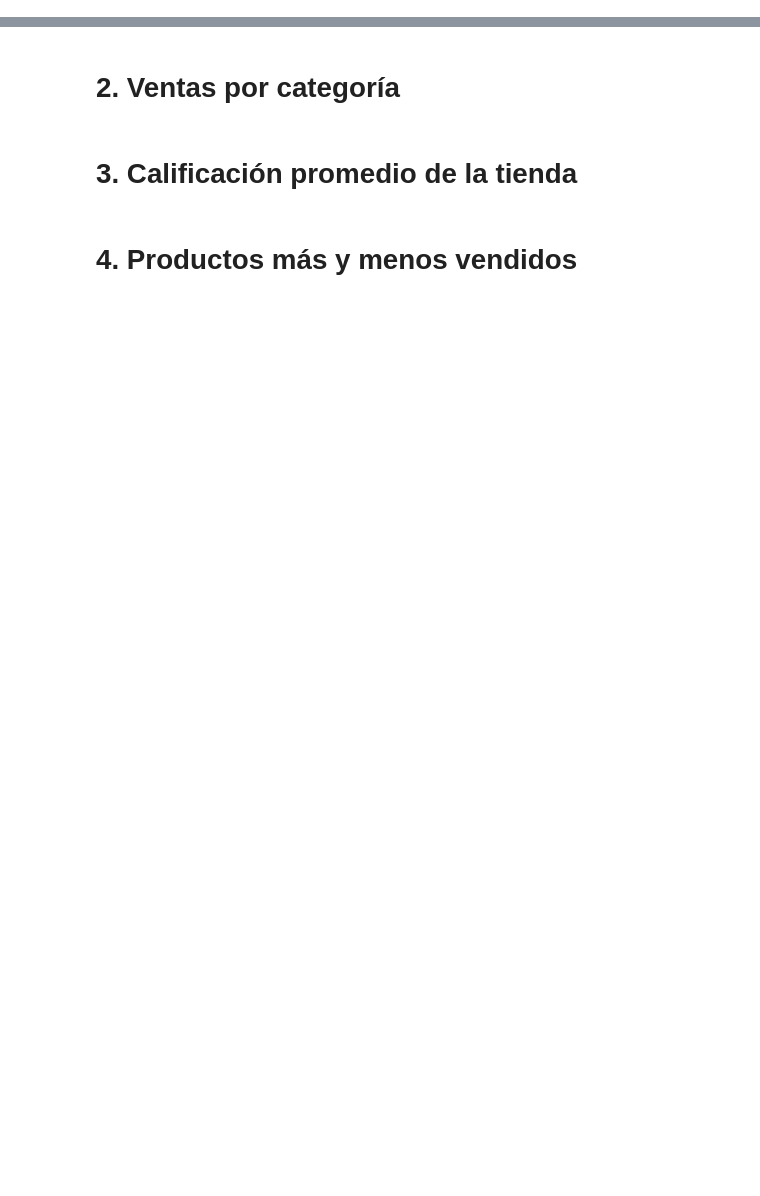
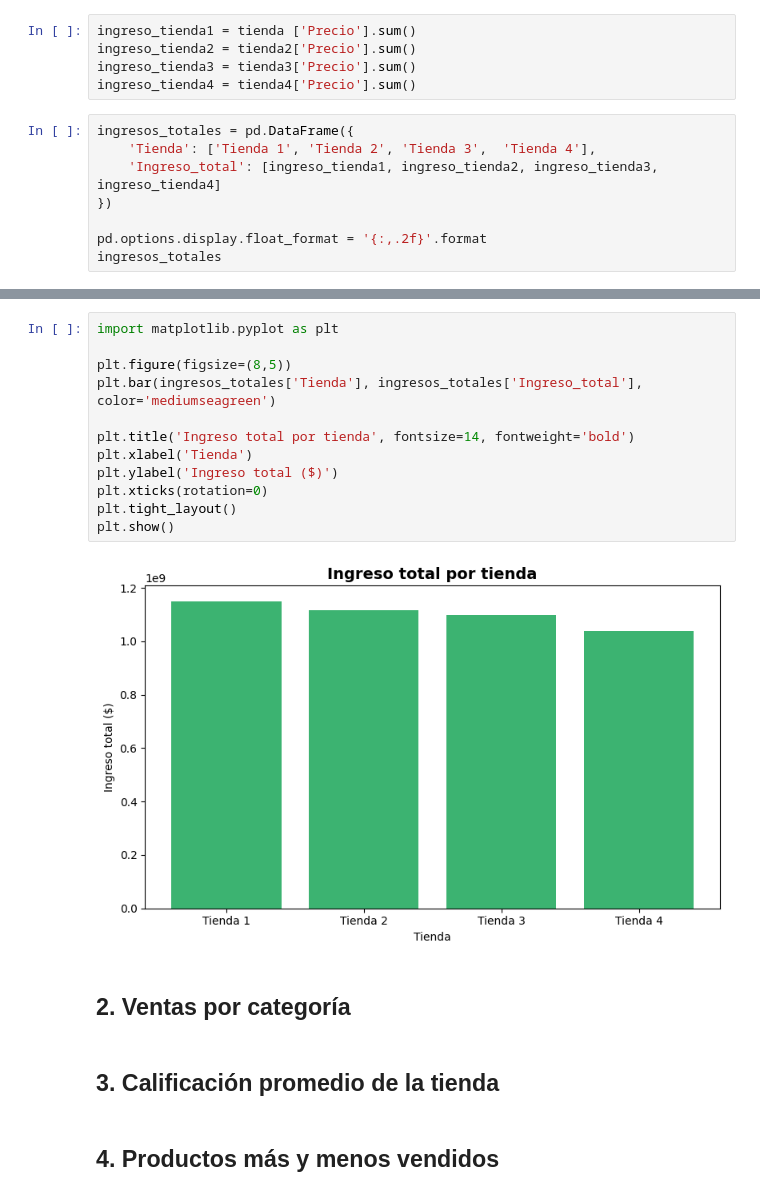
Before and after one commit to Crnari/Alura-Store, a Jupyter notebook: notebooks/AluraStoreLatam.ipynb, the cells around one changed output, grey strips where cells are left out. Saved outputs shown, nothing was run; the diff lists cells and outputs as text; blank space fills up the shorter version.

Commit message:
Primera parte del análisis: cálculo y visualización de ingresos totales por tienda

```diff
--- a/notebooks/AluraStoreLatam.ipynb
+++ b/notebooks/AluraStoreLatam.ipynb
@@ -27,0 +68,13 @@ tienda.head()
+# %%
+ingreso_tienda1 = tienda ['Precio'].sum()
+ingreso_tienda2 = tienda2['Precio'].sum()
+ingreso_tienda3 = tienda3['Precio'].sum()
+ingreso_tienda4 = tienda4['Precio'].sum()
+# %%
+ingresos_totales = pd.DataFrame({
+    'Tienda': ['Tienda 1', 'Tienda 2', 'Tienda 3',  'Tienda 4'],
+    'Ingreso_total': [ingreso_tienda1, ingreso_tienda2, ingreso_tienda3, ingreso_tienda4]
+})
+
+pd.options.display.float_format = '{:,.2f}'.format
+ingresos_totales
@@ -28,7 +87,21 @@ tienda.head()
+# %%
+import matplotlib.pyplot as plt
+
+plt.figure(figsize=(8,5))
+plt.bar(ingresos_totales['Tienda'], ingresos_totales['Ingreso_total'], color='mediumseagreen')
+
+plt.title('Ingreso total por tienda', fontsize=14, fontweight='bold')
+plt.xlabel('Tienda')
+plt.ylabel('Ingreso total ($)')
+plt.xticks(rotation=0)
+plt.tight_layout()
+plt.show()
+# %% [output]
+[figure, added]
 # %% [markdown]
-# 2. Ventas por categoría
+## 2. Ventas por categoría
 # %% [markdown]
-# 3. Calificación promedio de la tienda
+## 3. Calificación promedio de la tienda
 # %% [markdown]
-# 4. Productos más y menos vendidos
+## 4. Productos más y menos vendidos
 # %% [markdown]
```
Also changed, not shown: parts of 8 cells of this notebook.
